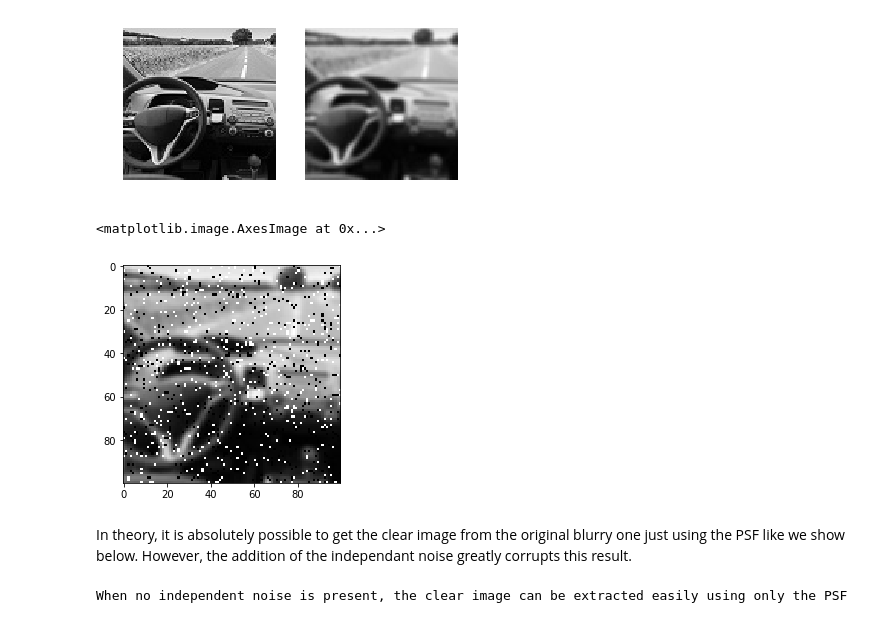
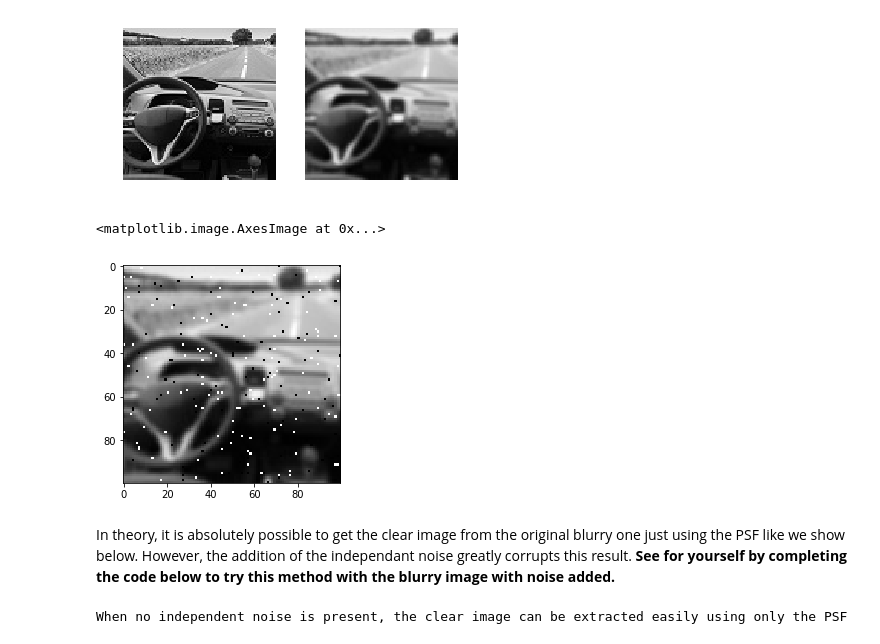
Before and after one commit to goethel/ECE532-Project, a Jupyter notebook: Project - LASSO/LASSO Deblurring.ipynb, the cells around one changed output. Drawn from its saved outputs; the diff is of its cells as text; code cells hidden in the pictures.

```diff
--- a/Project - LASSO/LASSO Deblurring.ipynb
+++ b/Project - LASSO/LASSO Deblurring.ipynb
@@ -56,13 +56,13 @@ def noise(image,probability,rgb):
     return output
 # %%
 # Now that we've defined the function to add the independent noise, we add some to our blurry image and display it
-B = noise(B_orig,0.05, False)
+B = noise(B_orig,0.01, False)
 plt.imshow(B, cmap='gray')
 # %% [output]
 <matplotlib.image.AxesImage at 0x...>
-[figure, old version]
+[figure, new version]
 # %% [markdown]
-In theory, it is absolutely possible to get the clear image from the original blurry one just using the PSF like we show below. However, the addition of the independant noise greatly corrupts this result.
+In theory, it is absolutely possible to get the clear image from the original blurry one just using the PSF like we show below. However, the addition of the independant noise greatly corrupts this result. **See for yourself by completing the code below to try this method with the blurry image with noise added.**
 # %%
 # To get the clear image just using the original B (without independent noise), we simply solve the equation B_orig = PSF@X
 # This results in X = PSF_inverse@B_orig
```
Also changed, not shown: parts of 5 cells of this notebook, 1 other file.
